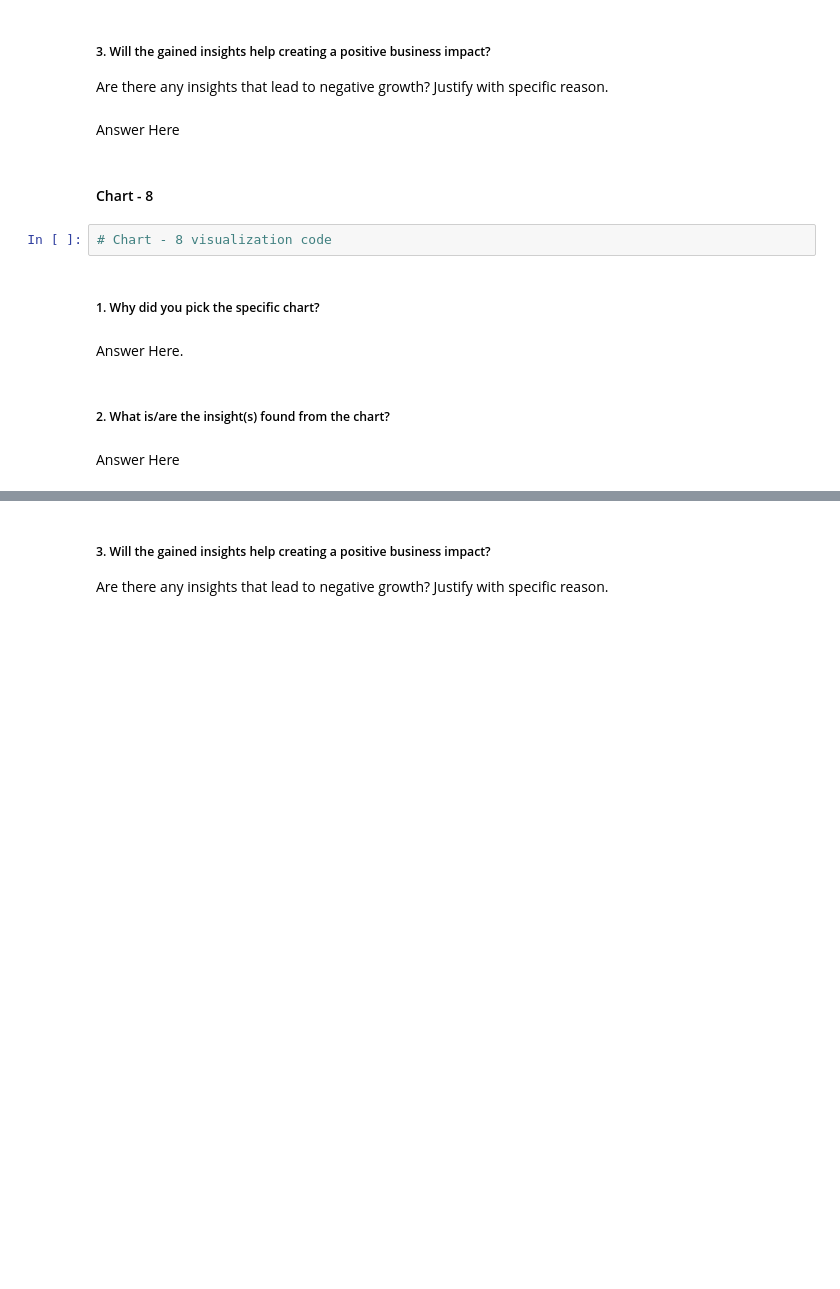
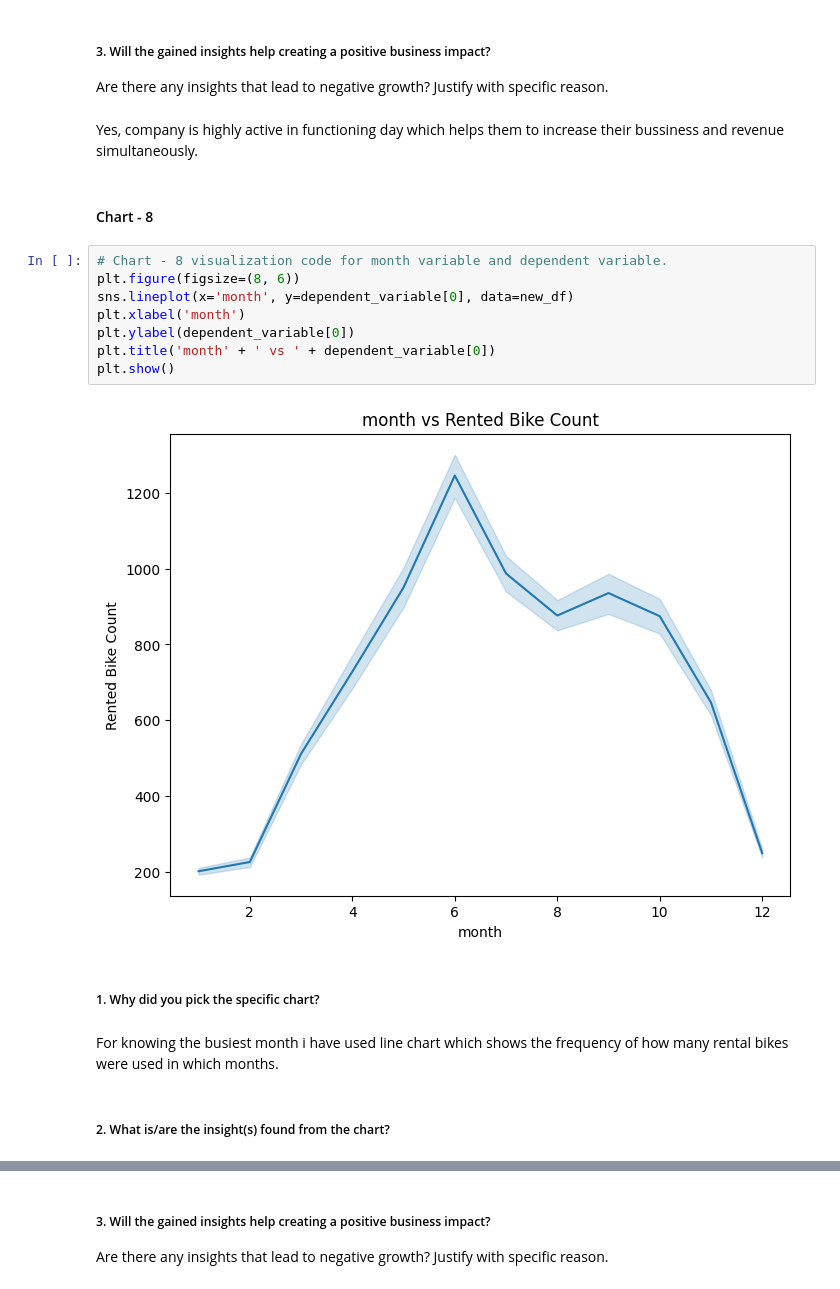
Before and after one commit to CoderSumanesh/Bike-Sharing-Demand-Prediction, a Jupyter notebook: Copy_of_Bike_Sharing_Demand_Prediction_ML_.ipynb, the cells around one changed output, grey strips where cells are left out. Saved outputs shown, nothing was run; the diff lists cells and outputs as text; blank space fills up the shorter version.

```diff
--- a/Copy_of_Bike_Sharing_Demand_Prediction_ML_.ipynb
+++ b/Copy_of_Bike_Sharing_Demand_Prediction_ML_.ipynb
@@ -637,17 +641,23 @@ Answer Here
 # %% [markdown]
 ##### 3. Will the gained insights help creating a positive business impact?
 Are there any insights that lead to negative growth? Justify with specific reason.
-# %% [markdown]
-Answer Here
+# %% [markdown]
+Yes, company is highly active in functioning day which helps them to increase their bussiness and revenue simultaneously.
 # %% [markdown]
 #### Chart - 8
-# %%
-# Chart - 8 visualization code
+# %%
+# Chart - 8 visualization code for month variable and dependent variable.
+plt.figure(figsize=(8, 6))
+sns.lineplot(x='month', y=dependent_variable[0], data=new_df)
+plt.xlabel('month')
+plt.ylabel(dependent_variable[0])
+plt.title('month' + ' vs ' + dependent_variable[0])
+plt.show()
+# %% [output]
+[figure, added]
 # %% [markdown]
 ##### 1. Why did you pick the specific chart?
-# %% [markdown]
-Answer Here.
+# %% [markdown]
+For knowing the  busiest month i have used line chart which shows the frequency of how many rental bikes were used in which months.
 # %% [markdown]
 ##### 2. What is/are the insight(s) found from the chart?
-# %% [markdown]
-Answer Here
```
Also changed, not shown: parts of 49 cells of this notebook.
